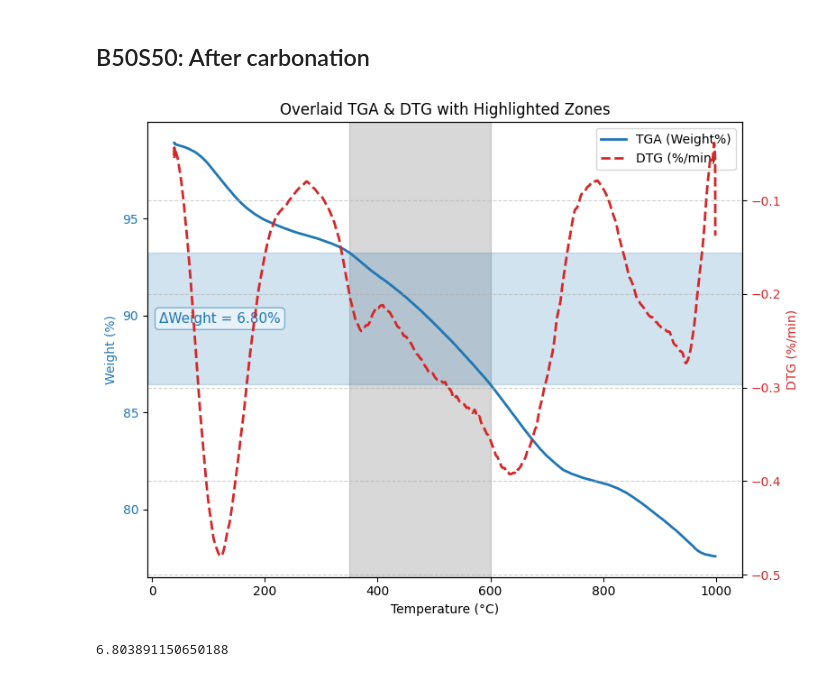
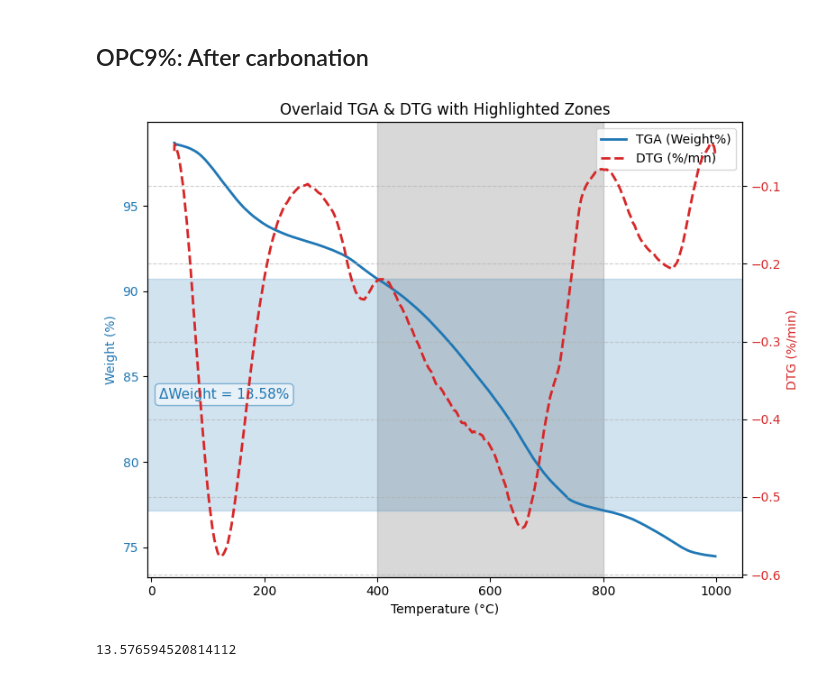
Before and after one commit to ahmedfarhatx22/TradingBro, a Jupyter notebook: book/some_content/2_OPC7EN9.ipynb, the cells around one changed output. Cells and saved outputs as stored; diff of their text form; code cells hidden in the pictures.

```diff
--- a/book/some_content/2_OPC7EN9.ipynb
+++ b/book/some_content/2_OPC7EN9.ipynb
@@ -155,7 +155,7 @@ plot_tga_dtg_zone("TG_ExpDat_B30S70DC28; 13-2-2025-2.csv","DG_ExpDat_B30S70DC28;
 # %% [markdown]
-## B50S50: After carbonation
+## OPC9%: After carbonation
 # %%
-plot_tga_dtg_zone("TG_ExpDat_B50S50DC28; 13-2-2025-2.csv","DG_ExpDat_B50S50DC28; 13-2-2025-2.csv",350,600)
+plot_tga_dtg_zone("TG_ExpDat_OPC9%DC28; 13-2-2025-2.csv","DG_ExpDat_OPC9%DC28; 13-2-2025-2.csv",400,800)
 # %% [output]
-[figure, old version]
+[figure, new version]
-6.803891150650188
+13.576594520814112
```
Also changed, not shown: parts of 7 cells of this notebook, 1 other file.
